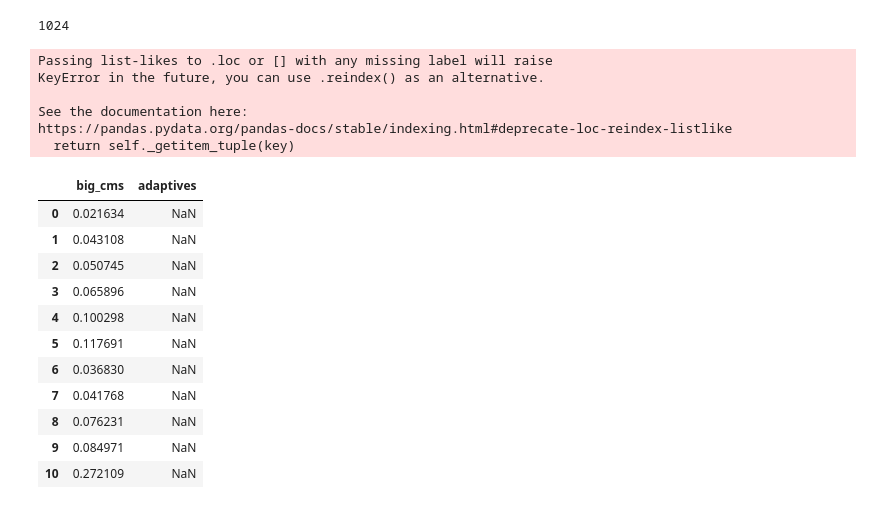
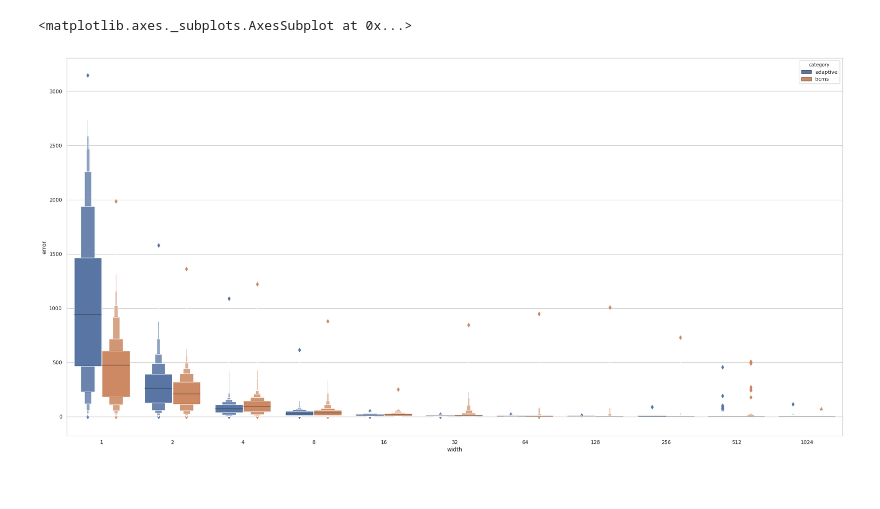
Before and after one commit to clairehxq/adaptive_cms, a Jupyter notebook: res_result.ipynb, the cells around one changed output. Cells and saved outputs as stored; diff of their text form; code cells hidden in the pictures.

Commit message:
plotting

```diff
--- a/res_result.ipynb
+++ b/res_result.ipynb
@@ -189,8 +218,13 @@ Populating the interactive namespace from numpy and matplotlib
 # %%
-import os
-
-r = {}
+r = pd.DataFrame()
+c = 0
 for dirpath, dirnames, filenames in os.walk('./res/'):
+    print("has {} files".format(len(filenames)))
     for f in filenames:
         if f.endswith('4096'):
-            r[f] = read_res(f)
+            w, d, rows, t, T = f.split('_')
+            #plot_topk('res/'+f, small_w=int(w), depth=int(d), layers=int(rows), topk=1000)
+            r = r.append(read_res(f))
+            print(c, f)
+            c+= 1
+    break
@@ -217,25 +266,11 @@ plot_topk('res_zipf', 1<<4, 1<<3, 1<<3, 100)
-# %%
-16 * 8 * 8
-# %% [output]
-1024
-# %%
-d_err.loc[:10, ['big_cms', 'adaptives']]
-# %% [output]
-Passing list-likes to .loc or [] with any missing label will raise
-KeyError in the future, you can use .reindex() as an alternative.
-
-See the documentation here:
-https://pandas.pydata.org/pandas-docs/stable/indexing.html#deprecate-loc-reindex-listlike
-  return self._getitem_tuple(key)
-|  | big_cms | adaptives |
-| 0 | 0.021634 | NaN |
-| 1 | 0.043108 | NaN |
-| 2 | 0.050745 | NaN |
-| 3 | 0.065896 | NaN |
-| 4 | 0.100298 | NaN |
-| 5 | 0.117691 | NaN |
-| 6 | 0.036830 | NaN |
-| 7 | 0.041768 | NaN |
-| 8 | 0.076231 | NaN |
-| 9 | 0.084971 | NaN |
-| 10 | 0.272109 | NaN |
+# %%
+r_height = r[r.row==4]
+plt.figure(figsize=[30,15])
+sns.boxenplot(x='width', y='error', hue='category', data=r_height)
+#plt.ylim([0,100])
+#ax = sns.lineplot(x="width", y="error", hue='category', data=r)
+#ax = sns.swarmplot(x='width', y='error', hue='category', data=r)
+#plt.ylim([0,100])
+# %% [output]
+<matplotlib.axes._subplots.AxesSubplot at 0x...>
+[figure, added]
```
Also changed, not shown: parts of 23 cells of this notebook, 6 other files.
